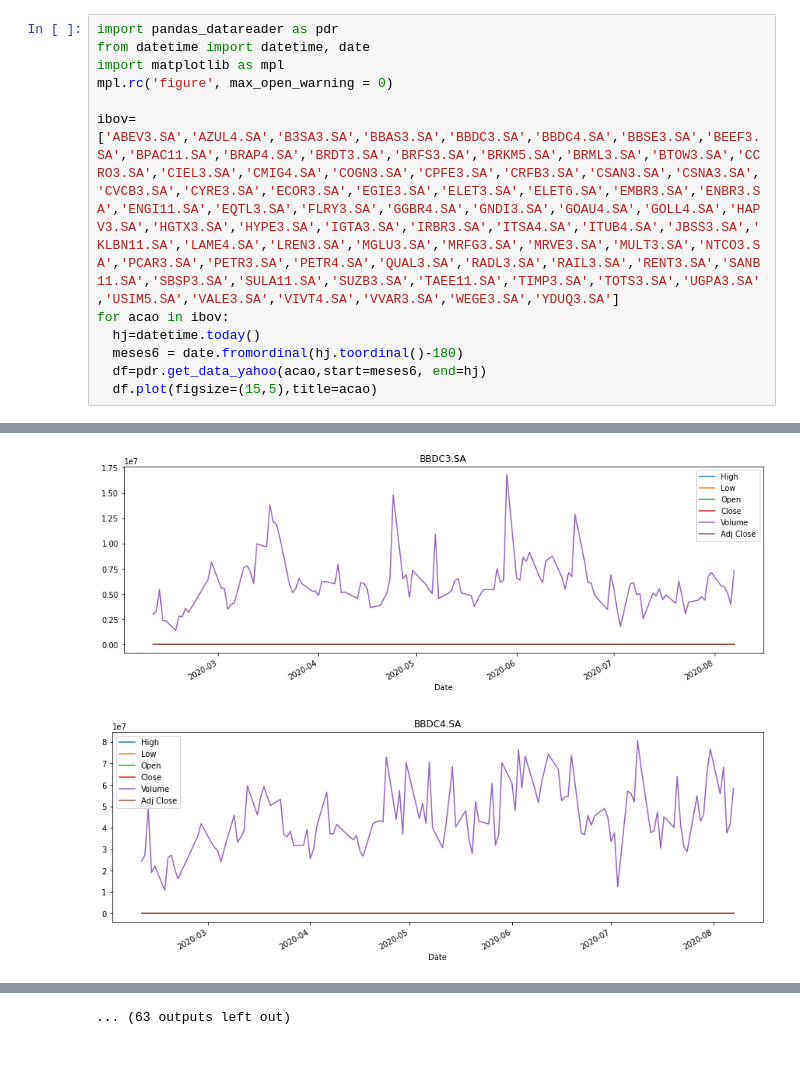
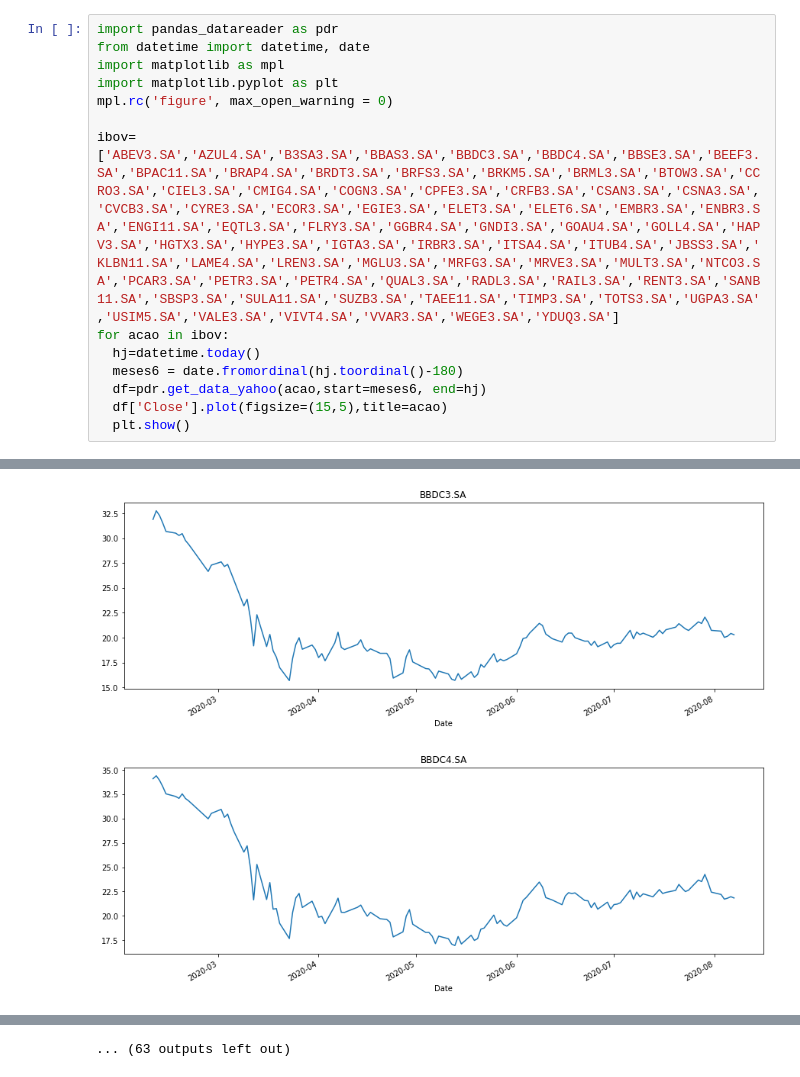
Before and after one commit to lcbjrrr/quant, a Jupyter notebook: IBOV.ipynb, the cells around one changed output, grey strips where cells are left out. Drawn from its saved outputs; the diff is of its cells as text.

```diff
--- a/IBOV.ipynb
+++ b/IBOV.ipynb
@@ -4,6 +4,7 @@
 import pandas_datareader as pdr
 from datetime import datetime, date
 import matplotlib as mpl
+import matplotlib.pyplot as plt
 mpl.rc('figure', max_open_warning = 0)
 
 ibov= ['ABEV3.SA','AZUL4.SA','B3SA3.SA','BBAS3.SA','BBDC3.SA','BBDC4.SA','BBSE3.SA','BEEF3.SA','BPAC11.SA','BRAP4.SA','BRDT3.SA','BRFS3.SA','BRKM5.SA','BRML3.SA','BTOW3.SA','CCRO3.SA','CIEL3.SA','CMIG4.SA','COGN3.SA','CPFE3.SA','CRFB3.SA','CSAN3.SA','CSNA3.SA','CVCB3.SA','CYRE3.SA','ECOR3.SA','EGIE3.SA','ELET3.SA','ELET6.SA','EMBR3.SA','ENBR3.SA','ENGI11.SA','EQTL3.SA','FLRY3.SA','GGBR4.SA','GNDI3.SA','GOAU4.SA','GOLL4.SA','HAPV3.SA','HGTX3.SA','HYPE3.SA','IGTA3.SA','IRBR3.SA','ITSA4.SA','ITUB4.SA','JBSS3.SA','KLBN11.SA','LAME4.SA','LREN3.SA','MGLU3.SA','MRFG3.SA','MRVE3.SA','MULT3.SA','NTCO3.SA','PCAR3.SA','PETR3.SA','PETR4.SA','QUAL3.SA','RADL3.SA','RAIL3.SA','RENT3.SA','SANB11.SA','SBSP3.SA','SULA11.SA','SUZB3.SA','TAEE11.SA','TIMP3.SA','TOTS3.SA','UGPA3.SA','USIM5.SA','VALE3.SA','VIVT4.SA','VVAR3.SA','WEGE3.SA','YDUQ3.SA']
@@ -11,5 +12,6 @@ for acao in ibov:
   hj=datetime.today()
   meses6 = date.fromordinal(hj.toordinal()-180)
   df=pdr.get_data_yahoo(acao,start=meses6, end=hj)
-  df.plot(figsize=(15,5),title=acao)
+  df['Close'].plot(figsize=(15,5),title=acao)
+  plt.show()
 # %% [output]
@@ -20,2 +22,2 @@ for acao in ibov:
-[figure, old version]
+[figure, new version]
-[figure, old version]
+[figure, new version]
```
Also changed, not shown: parts of 1 cell of this notebook.
